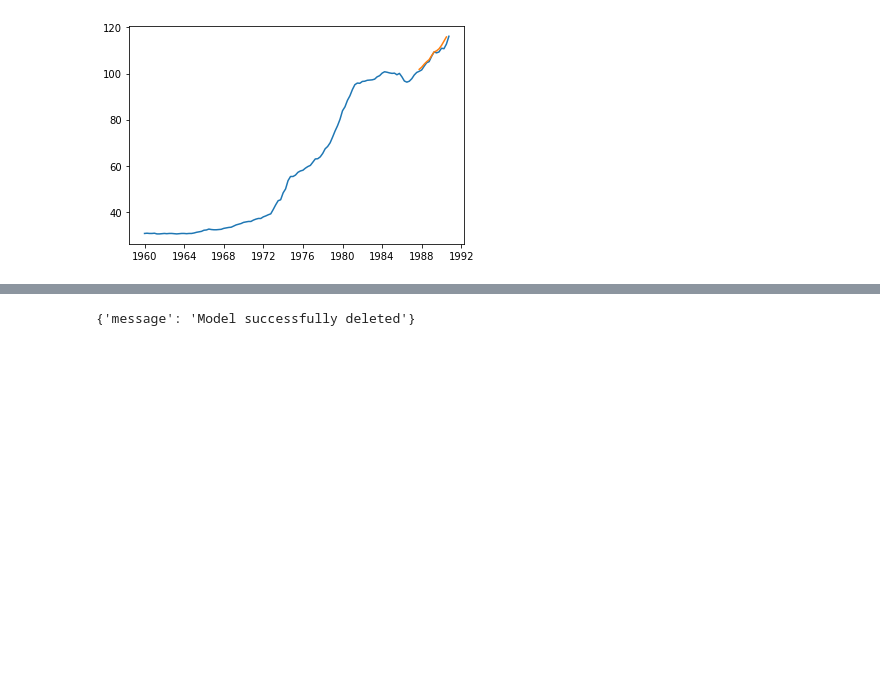
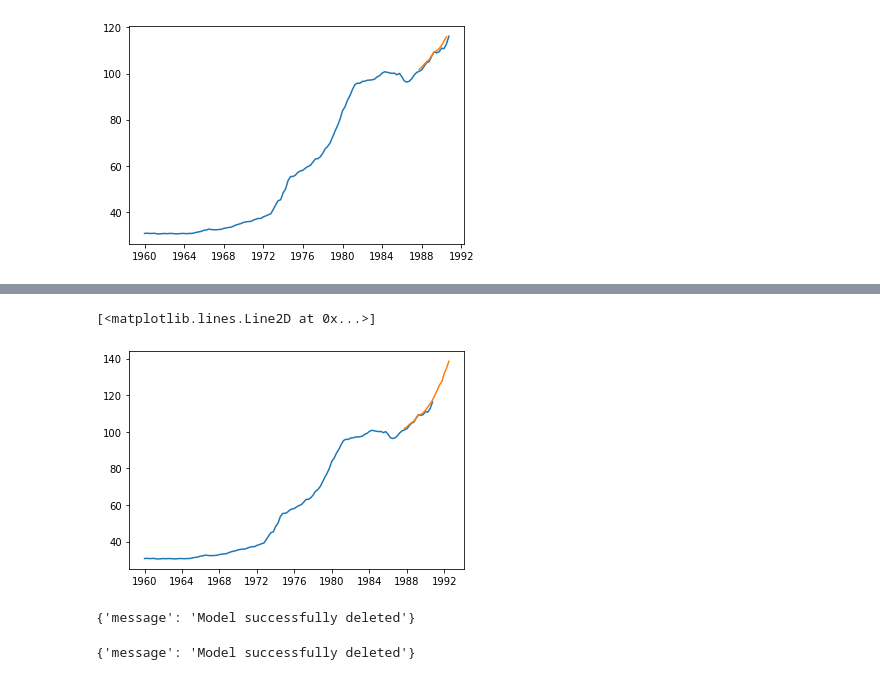
Before and after one commit to waylayio/demo-general, a Jupyter notebook: byoml/SARIMA.ipynb, the cells around one changed output, grey strips where cells are left out. Drawn from its saved outputs; the diff is of its cells as text; code cells hidden in the pictures; blank space fills up the shorter version.

Commit message:
chore: add possibility to upload fitted SARIMA models

```diff
--- a/byoml/SARIMA.ipynb
+++ b/byoml/SARIMA.ipynb
@@ -152,5 +162,7 @@ waylay.byoml.root_url
 # %%
 MODEL_NAME = 'sarima-model'
+MODEL_NAME_FITTED = MODEL_NAME + '-fitted'
+
 try:
     waylay.byoml.model.remove(MODEL_NAME)
 except RestResponseError as e:
@@ -162,19 +174,31 @@ We now create a class around the SARIMA model
 # %%
 class Forecaster:
+
     def __init__(self, window=forecast_window):
         self.window = window
+        self.fitted_params = None
 
-    def predict(self, data):
-        model = sm.tsa.SARIMAX(
+    def create_model(self, data):
+        return sm.tsa.SARIMAX(
             data,
             seasonal_order=(1, 1, 1, 24),
             order=(1, 0, 0),
             trend=[1, 0, 0],
             enforce_stationarity=False
         )
-        result = model.fit(maxiter=250, disp=10)
 
-        return result.forecast(steps=self.window)
+    def fit(self, data, **fit_args):
+        fit_result = self.create_model(data).fit(**fit_args)
+        self.fitted_params = fit_result.params
+        return fit_result
+
+    def predict(self, data):
+        if self.fitted_params is not None:
+            fitted_result = self.create_model(data).smooth(self.fitted_params)
+        else:
+            fitted_result = self.create_model(data).fit(maxiter=250, disp=10)
+
+        return fitted_result.forecast(steps=self.window)
 # %%
 upload_model = Forecaster()
 preds = upload_model.predict(df_train)
@@ -259,3 +306,5 @@ plt.plot(
 # %%
-waylay.byoml.model.get(MODEL_NAME)
+forecast_window = 20
+upload_model.window = forecast_window
+upload_model.fit(data,maxiter=250, disp=10)
 # %% [output]
@@ -272,0 +330,7 @@ waylay.byoml.model.get(MODEL_NAME)
+# %%
+from time import time
+start = time()
+predictions = waylay.byoml.model.predict(MODEL_NAME_FITTED,df_train)
+end = time()
+display(f'took {end-start} seconds')
+predictions
@@ -273,4 +344,23 @@ waylay.byoml.model.get(MODEL_NAME)
+# %%
+plt.plot(
+    data.index,
+    data.wpi
+)
+
+shifted_data = df_train.index + pd.offsets.DateOffset(years=len(predictions)/4)
+
+plt.plot(
+    shifted_data[-forecast_window:],
+    predictions
+)
+# %% [output]
+[<matplotlib.lines.Line2D at 0x...>]
+[figure, added]
 # %%
 waylay.byoml.model.remove(MODEL_NAME)
 # %% [output]
 {'message': 'Model successfully deleted'}
+# %%
+waylay.byoml.model.remove(MODEL_NAME_FITTED)
+# %% [output]
+{'message': 'Model successfully deleted'}
```
Also changed, not shown: parts of 20 cells of this notebook.
